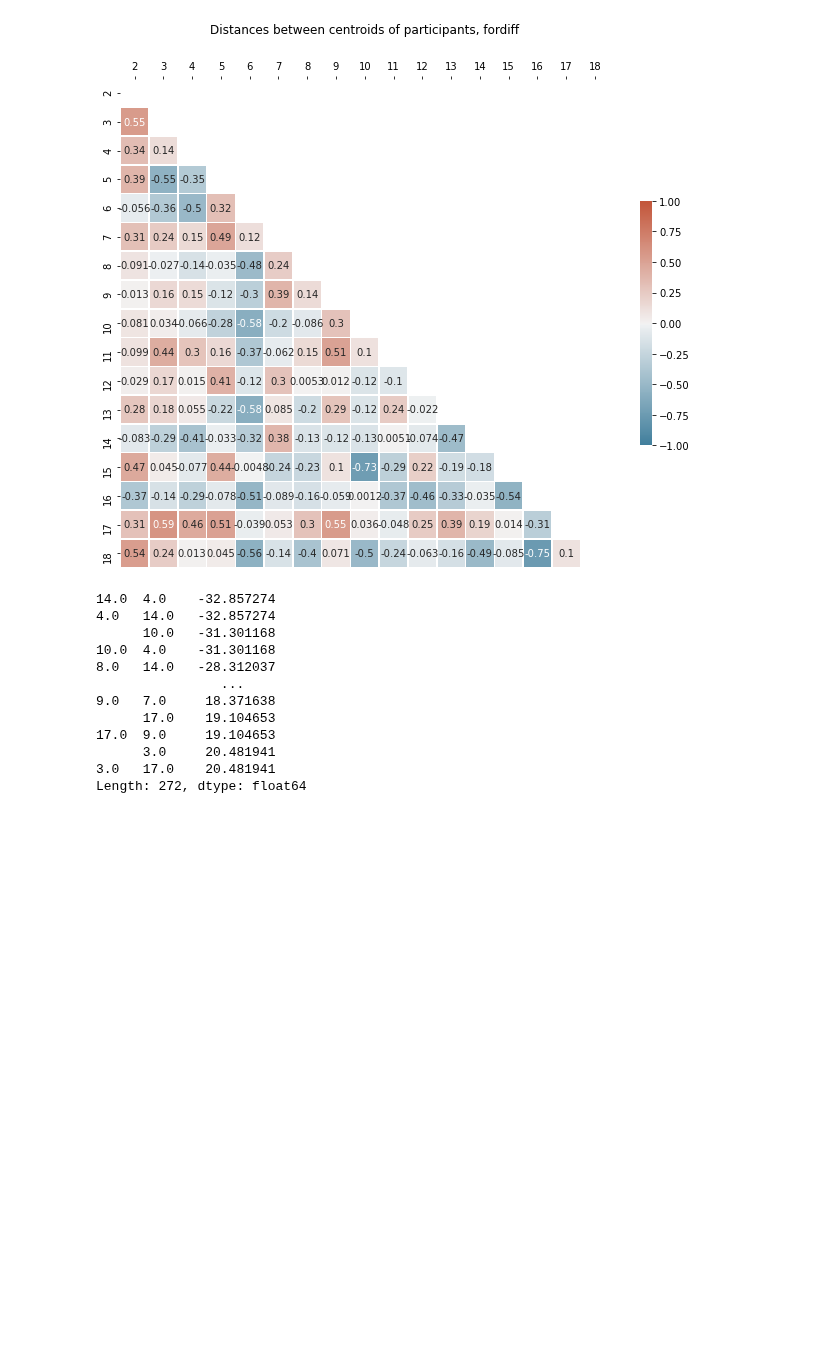
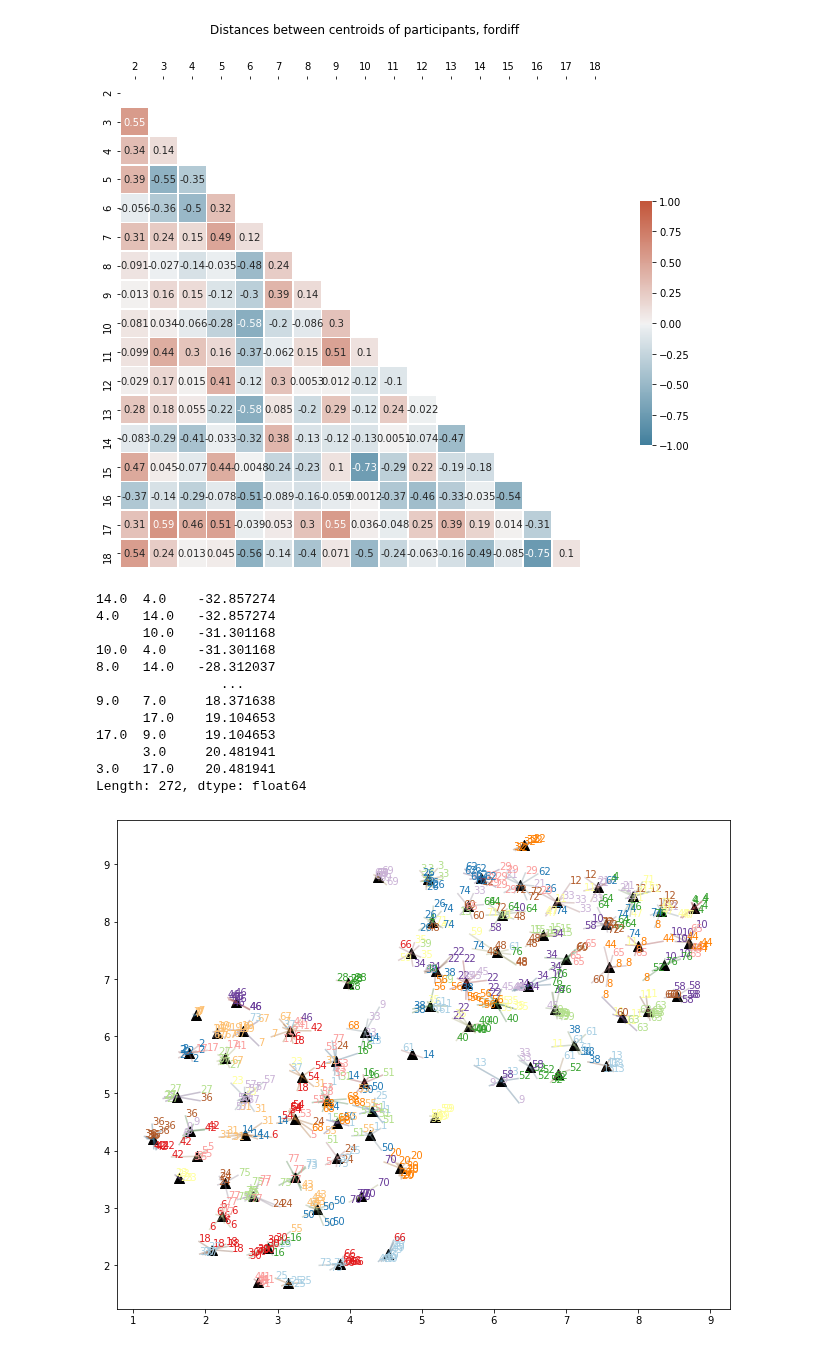
Before and after one commit to Rahul-Brito/infantvoice, a Jupyter notebook: pyannoteTest.ipynb, the cells around one changed output. Saved outputs shown, nothing was run; the diff lists cells and outputs as text; code cells hidden in the pictures; blank space fills up the shorter version.

```diff
--- a/pyannoteTest.ipynb
+++ b/pyannoteTest.ipynb
@@ -619,6 +610,7 @@ Length: 272, dtype: float64
 #plt.scatter(*X_2dU[:n,:].T, c=y_true[:n])
 # %%
 # k means
+X2d=out['paralysis']['x2d']
 kmeans = KMeans(n_clusters=len(X2d.part.unique()))
 X2d['cluster'] = kmeans.fit_predict(X2d[['dim0', 'dim1']])
 
@@ -646,28 +638,45 @@ specclus = SpectralClustering(n_clusters=len(X2d.part.unique()))
 X2d['cluster'] = specclus.fit_predict(X2d[['dim0', 'dim1']])
 # %%
 # plot
-fig, ax = plt.subplots(1, figsize=(11,9))
+#fig, ax = plt.subplots(1, figsize=(11,9))
 
 #plot data
 #plt.scatter(X2d.dim0, X2d.dim1, c=X2d.c_part, alpha = 0.6, s=10)
-legend_elements = [Line2D([0], [0], marker='o', color='w', label='Cluster {}'.format(i+1),
-               markerfacecolor=mcolor, markersize=5) for i, mcolor in enumerate(colors)]
+#legend_elements = [Line2D([0], [0], marker='o', color='w', label='Cluster {}'.format(i+1),
+#               markerfacecolor=mcolor, markersize=5) for i, mcolor in enumerate(colors)]
 #plt.legend(handles=legend_elements, bbox_to_anchor=(1.2, 1), loc='upper right')
 #plt.title('tSNE plot of clusters\n', loc='left', fontsize=22)
 
-for x, y, t in zip(X2d.dim0, X2d.dim1, X2d.part):
+#for x, y, t in zip(X2d.dim0, X2d.dim1, X2d.part):
 #    plt.text(x, y, str(t), color=colors[t], fontsize=12)
-    plt.scatter(x, y, color=colors[t-1])
+#    plt.scatter(x, y, color=colors[t-1])
+
+fig, ax = plt.subplots(1, figsize=(11,9))
+    #for x, y, w, t in zip(X2d.dim0, X2d.dim1, X2d.first_sample, X2d.index):
+
+
+for x, y, t in zip(X2d.dim0, X2d.dim1, X2d['part'].str.slice(0,2).to_numpy(dtype = 'int32')):
+    #plt.text(x, y, w, color=colors[t-1], fontsize=10)
+    plt.text(x, y, str(t), color=colors[t-1], fontsize=10)
+plt.scatter(X2d.dim0, X2d.dim1, c='1', alpha = 0.6, s=10)
+
+#if dimreduc == 'tSNE':
+#    plt.title("Plot of participant using tSNE, perplexity=" + str(per) + ", with metric=" + met + ", for " + samptype)
+#elif dimreduc == 'UMAP':
+#    plt.title("Plot of participant using UMAP for " + samptype)
 
 #plot centroids
 plt.scatter(cen_x, cen_y, marker='^', c='k', s=100)
 
 #plot distances
 for idx, val in X2d.iterrows():
     x = [val.dim0, val.cen_x,]
     y = [val.dim1, val.cen_y]
-    #plt.plot(x, y, c=val.c_clust, alpha=0.2)
-    #plt.plot(x, y, c='0.4', alpha=0.2)
+    plt.plot(x, y, c=val.c_clust, alpha=0.2)
+    plt.plot(x, y, c='0.4', alpha=0.2)
 
-plt.title("Plot of participant using UMAP for " + samptype + "with kmeans centroids")
+
+#plt.title("Plot of participant using UMAP for " + samptype + "with kmeans centroids")
 plt.show()
+# %% [output]
+[figure, added]
```
Also changed, not shown: parts of 7 cells of this notebook.
